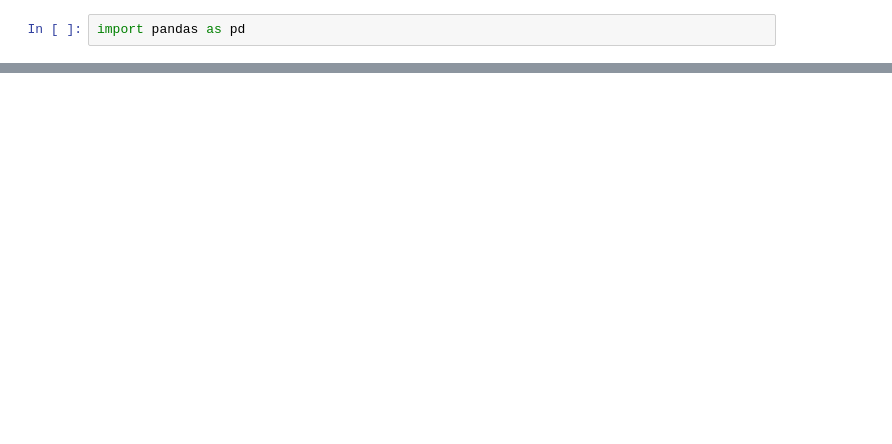
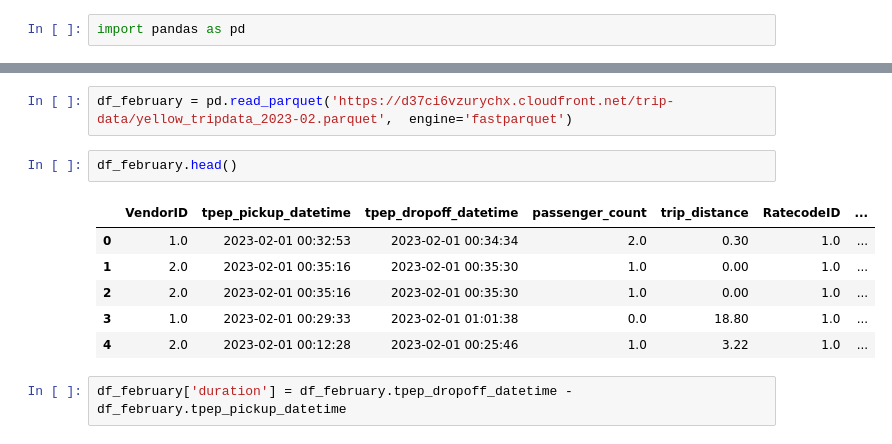
Before and after one commit to ellacroix/mlops-zoomcamp, a Jupyter notebook: 01-intro/homework.ipynb, the cells around one changed output, grey strips where cells are left out. Saved outputs shown, nothing was run; the diff lists cells and outputs as text; blank space fills up the shorter version.

```diff
--- a/01-intro/homework.ipynb
+++ b/01-intro/homework.ipynb
@@ -19,0 +173,13 @@ import sklearn
+# %%
+df_february = pd.read_parquet('https://d37ci6vzurychx.cloudfront.net/trip-data/yellow_tripdata_2023-02.parquet',  engine='fastparquet')
+# %%
+df_february.head()
+# %% [output]
+|  | VendorID | tpep_pickup_datetime | tpep_dropoff_datetime | passenger_count | trip_distance | RatecodeID | ... |
+| 0 | 1.0 | 2023-02-01 00:32:53 | 2023-02-01 00:34:34 | 2.0 | 0.30 | 1.0 | ... |
+| 1 | 2.0 | 2023-02-01 00:35:16 | 2023-02-01 00:35:30 | 1.0 | 0.00 | 1.0 | ... |
+| 2 | 2.0 | 2023-02-01 00:35:16 | 2023-02-01 00:35:30 | 1.0 | 0.00 | 1.0 | ... |
+| 3 | 1.0 | 2023-02-01 00:29:33 | 2023-02-01 01:01:38 | 0.0 | 18.80 | 1.0 | ... |
+| 4 | 2.0 | 2023-02-01 00:12:28 | 2023-02-01 00:25:46 | 1.0 | 3.22 | 1.0 | ... |
+# %%
+df_february['duration'] = df_february.tpep_dropoff_datetime - df_february.tpep_pickup_datetime
```
Also changed, not shown: parts of 43 cells of this notebook, 3 other files.
